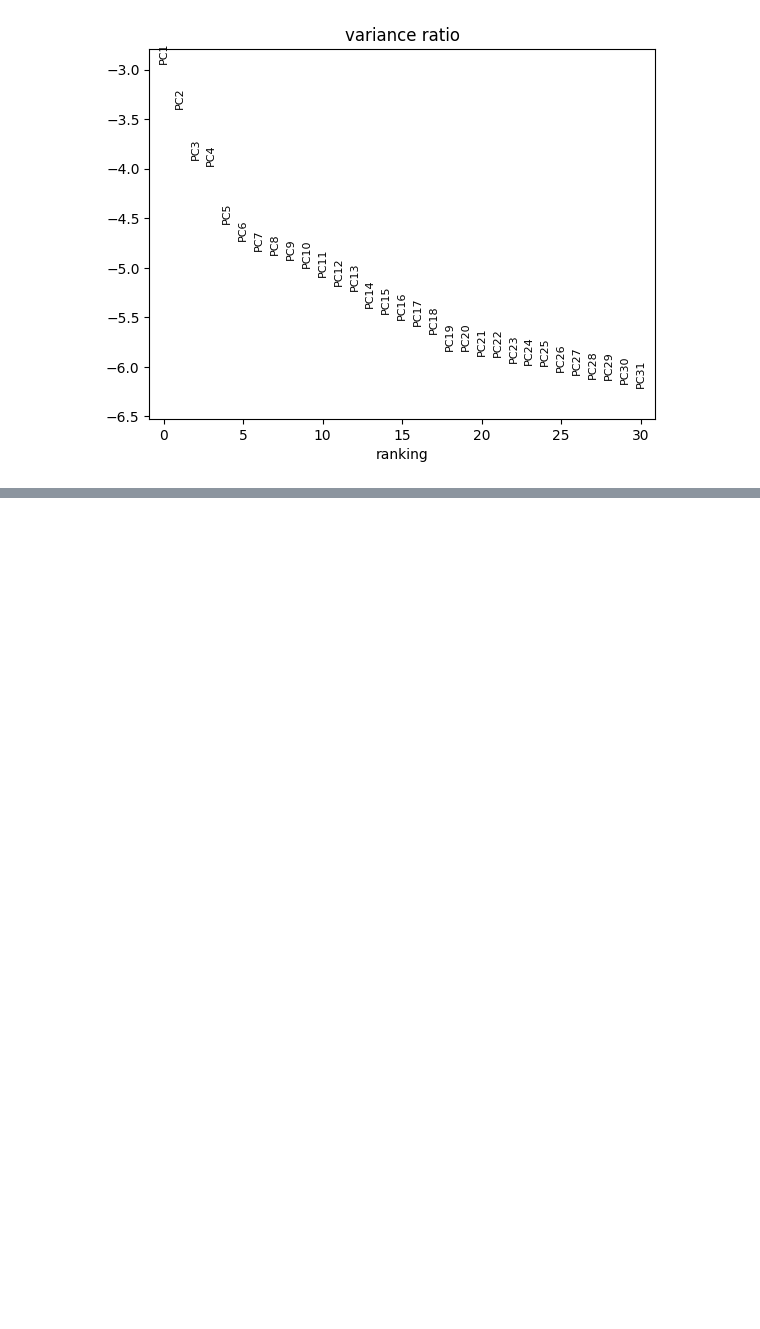
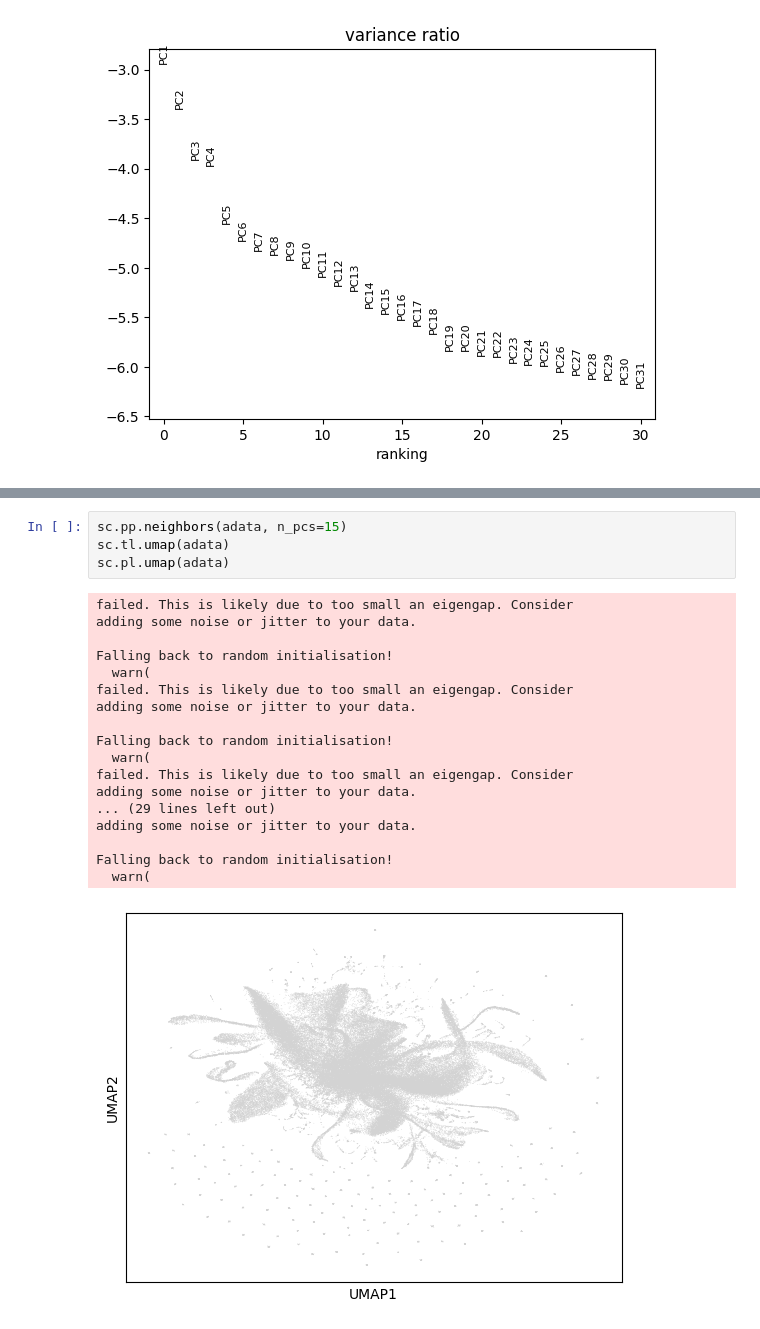
Before and after one commit to boeun02/scRNA-seq-Cancer-Immunology-Analysis, a Jupyter notebook: phase1_scrna/01_geo_pipeline.ipynb, the cells around one changed output, grey strips where cells are left out. Saved outputs shown, nothing was run; the diff lists cells and outputs as text; blank space fills up the shorter version.

```diff
--- a/phase1_scrna/01_geo_pipeline.ipynb
+++ b/phase1_scrna/01_geo_pipeline.ipynb
@@ -200,0 +208,23 @@ sc.pl.pca_variance_ratio(adata, log=True)
+# %%
+sc.pp.neighbors(adata, n_pcs=15)
+sc.tl.umap(adata)
+sc.pl.umap(adata)
+# %% [output]
+failed. This is likely due to too small an eigengap. Consider
+adding some noise or jitter to your data.
+
+Falling back to random initialisation!
+  warn(
+failed. This is likely due to too small an eigengap. Consider
+adding some noise or jitter to your data.
+
+Falling back to random initialisation!
+  warn(
+failed. This is likely due to too small an eigengap. Consider
+adding some noise or jitter to your data.
+... (29 lines left out)
+adding some noise or jitter to your data.
+
+Falling back to random initialisation!
+  warn(
+[figure, added]
```
Also changed, not shown: parts of 11 cells of this notebook.
